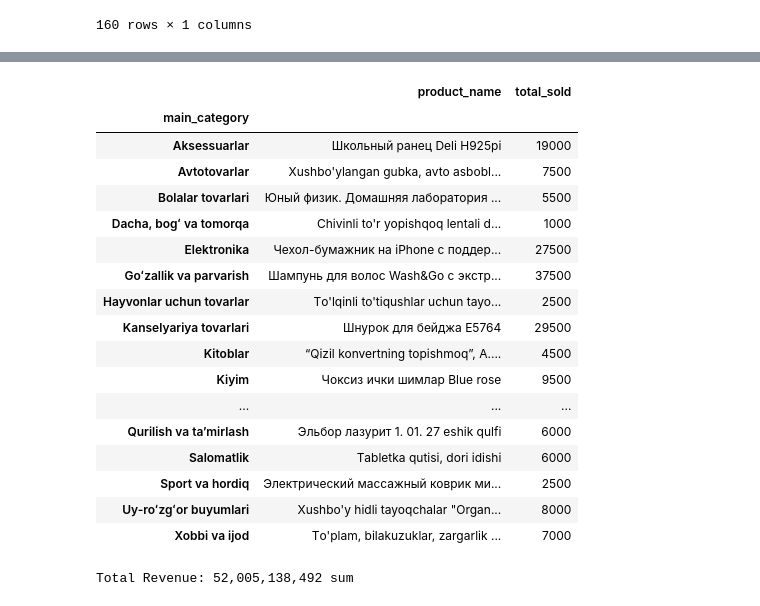
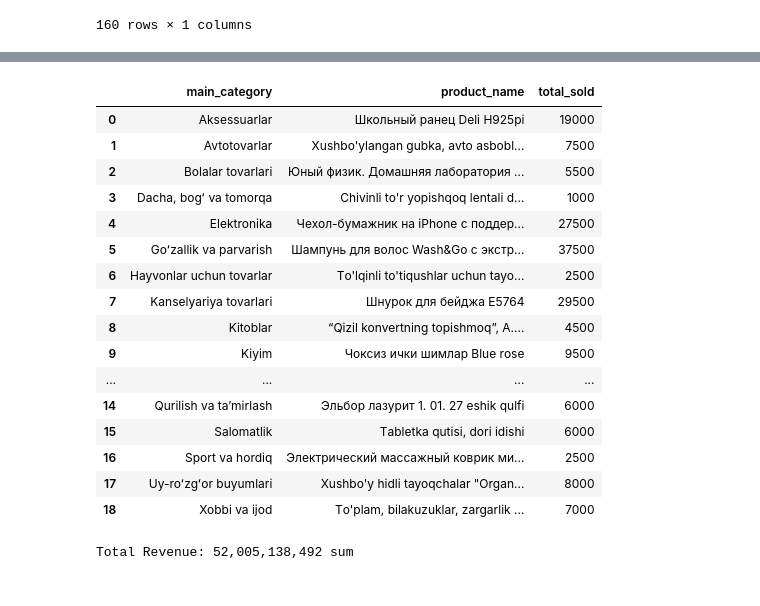
Before and after one commit to Salokhuddin/uzum-scraper-and-analyser, a Jupyter notebook: uzum_cleaning_and_eda.ipynb, the cells around one changed output, grey strips where cells are left out. Drawn from its saved outputs; the diff is of its cells as text; code cells hidden in the pictures.

```diff
--- a/uzum_cleaning_and_eda.ipynb
+++ b/uzum_cleaning_and_eda.ipynb
@@ -325,25 +315,24 @@ ecom.sort_values(by='number_of_reviews', ascending=False)[['product_name', 'numb
 # %%
 # Most successful products in each category
-ecom.groupby(['main_category'])[['product_name', 'total_sold']].max()
+ecom.groupby(['main_category'])[['product_name', 'total_sold']].max().reset_index()
 # %% [output]
-|  | product_name | total_sold |
-| main_category |  |  |
-| Aksessuarlar | Школьный ранец Deli H925pi | 19000 |
-| Avtotovarlar | Хushbo'ylangan gubka, avto asbobl... | 7500 |
-| Bolalar tovarlari | Юный физик. Домашняя лаборатория ... | 5500 |
-| Dacha, bogʻ va tomorqa | Сhivinli to'r yopishqoq lentali d... | 1000 |
-| Elektronika | Чехол-бумажник на iPhone с поддер... | 27500 |
-| Goʻzallik va parvarish | Шампунь для волос Wash&Go с экстр... | 37500 |
-| Hayvonlar uchun tovarlar | Тo'lqinli to'tiqushlar uchun tayo... | 2500 |
-| Kanselyariya tovarlari | Шнурок для бейджа E5764 | 29500 |
-| Kitoblar | “Qizil konvertning topishmoq”, A.... | 4500 |
-| Kiyim | Чоксиз ички шимлар Blue rose | 9500 |
-| ... | ... | ... |
-| Qurilish va taʼmirlash | Эльбор лазурит 1. 01. 27 eshik qulfi | 6000 |
-| Salomatlik | Тabletka qutisi, dori idishi | 6000 |
-| Sport va hordiq | Электрический массажный коврик ми... | 2500 |
-| Uy-roʻzgʻor buyumlari | Хushbo'y hidli tayoqchalar "Organ... | 8000 |
-| Xobbi va ijod | Тo'plam, bilakuzuklar, zargarlik ... | 7000 |
+|  | main_category | product_name | total_sold |
+| 0 | Aksessuarlar | Школьный ранец Deli H925pi | 19000 |
+| 1 | Avtotovarlar | Хushbo'ylangan gubka, avto asbobl... | 7500 |
+| 2 | Bolalar tovarlari | Юный физик. Домашняя лаборатория ... | 5500 |
+| 3 | Dacha, bogʻ va tomorqa | Сhivinli to'r yopishqoq lentali d... | 1000 |
+| 4 | Elektronika | Чехол-бумажник на iPhone с поддер... | 27500 |
+| 5 | Goʻzallik va parvarish | Шампунь для волос Wash&Go с экстр... | 37500 |
+| 6 | Hayvonlar uchun tovarlar | Тo'lqinli to'tiqushlar uchun tayo... | 2500 |
+| 7 | Kanselyariya tovarlari | Шнурок для бейджа E5764 | 29500 |
+| 8 | Kitoblar | “Qizil konvertning topishmoq”, A.... | 4500 |
+| 9 | Kiyim | Чоксиз ички шимлар Blue rose | 9500 |
+| ... | ... | ... | ... |
+| 14 | Qurilish va taʼmirlash | Эльбор лазурит 1. 01. 27 eshik qulfi | 6000 |
+| 15 | Salomatlik | Тabletka qutisi, dori idishi | 6000 |
+| 16 | Sport va hordiq | Электрический массажный коврик ми... | 2500 |
+| 17 | Uy-roʻzgʻor buyumlari | Хushbo'y hidli tayoqchalar "Organ... | 8000 |
+| 18 | Xobbi va ijod | Тo'plam, bilakuzuklar, zargarlik ... | 7000 |
 # %%
 # Total sales volume
 total_sales = ecom['price'].sum()
```
Also changed, not shown: parts of 14 cells of this notebook.
